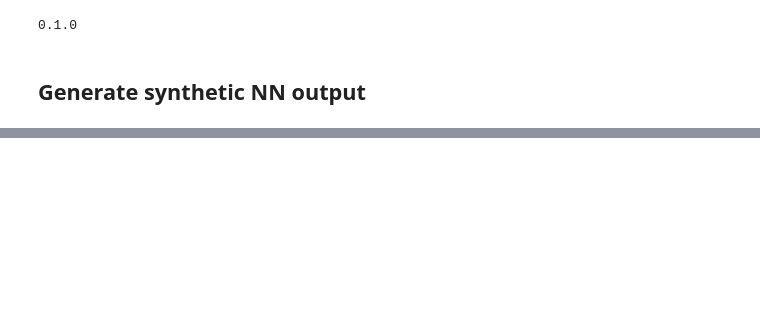
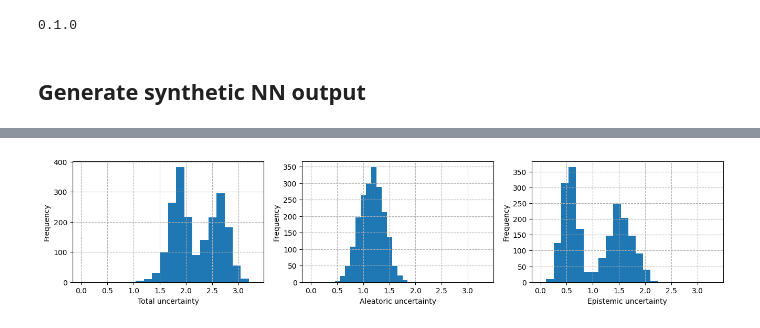
Before and after one commit to arthur-thuy/reject, a Jupyter notebook: docs/example.ipynb, the cells around one changed output, grey strips where cells are left out. Cells and saved outputs as stored; diff of their text form; code cells hidden in the pictures; blank space fills up the shorter version.

```diff
--- a/docs/example.ipynb
+++ b/docs/example.ipynb
@@ -28,0 +63,4 @@ rej = ClassificationRejector(y_true_all, y_pred_all)
+# %%
+fig = rej.plot_uncertainty(unc_type=None)
+# %% [output]
+[figure, added]
```
Also changed, not shown: parts of 23 cells of this notebook.
